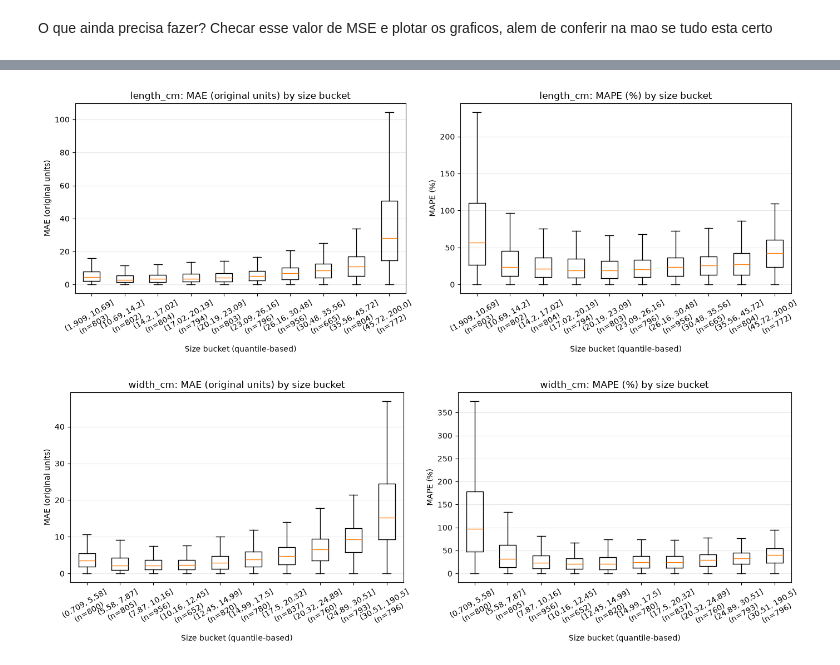
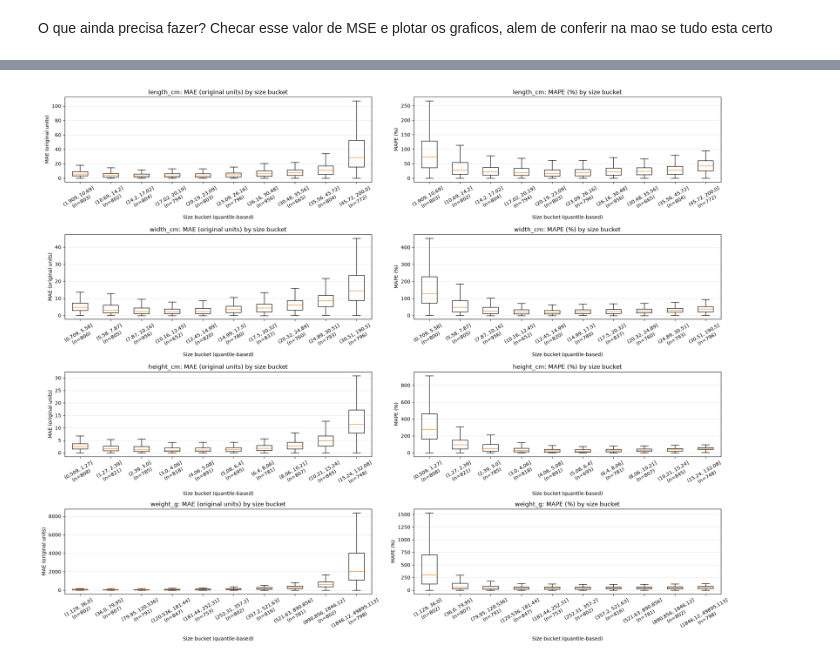
Before and after one commit to tomazcavalcantee/Cubagem---Stone, a Jupyter notebook: notebooks/5_multimodal.ipynb, the cells around one changed output, grey strips where cells are left out. Cells and saved outputs as stored; diff of their text form; code cells hidden in the pictures.

Commit message:
plot to results

```diff
--- a/notebooks/5_multimodal.ipynb
+++ b/notebooks/5_multimodal.ipynb
@@ -93,5 +110,5 @@ log_targets = [
 # %%
-df[log_targets] = np.log(df[targets])
+df[log_targets] = transform.f(df[targets])
 # %%
 ROOT = "../embeddings"
 
@@ -432,8 +451,8 @@ def evaluate_and_stratify(model, val_loader, device, target_names, log_scale=Tru
     all_targets = np.vstack(all_targets)
 
     if not log_scale:
-        all_preds = np.exp(all_preds)
-        all_targets = np.exp(all_targets)
+        all_preds = transform.inv(all_preds)
+        all_targets = transform.inv(all_targets)
 
     # Error dataframe
     df_list = []
@@ -529,0 +526,34 @@ def plot_stratified_errors(df_errors, target_name):
+# %%
+def plot_all_stratified_errors(df_errors):
+    """
+    Boxplots of MAE and MAPE per size bucket for ALL targets.
+    Creates a grid with 1 row per target and 2 columns (MAE, MAPE).
+    """
+    targets = df_errors["target"].unique()
+    n_targets = len(targets)
+
+    # Create a grid: n_targets rows, 2 columns
+    fig, axes = plt.subplots(n_targets, 2, figsize=(20, 4 * n_targets), squeeze=False)
+
+    for i, target_name in enumerate(targets):
+        df_t = df_errors[df_errors["target"] == target_name].copy()
+
+        # Order buckets by their interval's left edge, label with sample count
+        bucket_order = sorted(df_t["bucket"].unique(), key=lambda b: b.left)
+        counts = df_t["bucket"].value_counts()
+        labels = [f"{b}\n(n={counts[b]})" for b in bucket_order]
+
+        # Plot MAE (column 0) and MAPE (column 1) for the current target row
+        for j, (metric, title) in enumerate(zip(["mae", "mape"], ["MAE (original units)", "MAPE (%)"])):
+            ax = axes[i, j]
+            data = [df_t[df_t["bucket"] == b][metric].values for b in bucket_order]
+
+            ax.boxplot(data, tick_labels=labels, showfliers=False)
+            ax.set_title(f"{target_name}: {title} by size bucket")
+            ax.set_xlabel("Size bucket (quantile-based)")
+            ax.set_ylabel(title)
+            ax.tick_params(axis="x", rotation=30)
+            ax.grid(axis="y", alpha=0.3)
+
+    plt.tight_layout()
+    return fig
@@ -543,6 +626,5 @@ plot_residuals(df_errors)
 # %%
-plot_stratified_errors(df_errors, "length_cm")
-plot_stratified_errors(df_errors, "width_cm")
+fig = plot_all_stratified_errors(df_errors)
+fig.savefig(f"../results/residuals_{transform}.jpg")
 # %% [output]
-[figure, old version]
+[figure, new version]
-[figure, removed]
```
Also changed, not shown: parts of 13 cells of this notebook, 9 other files.
